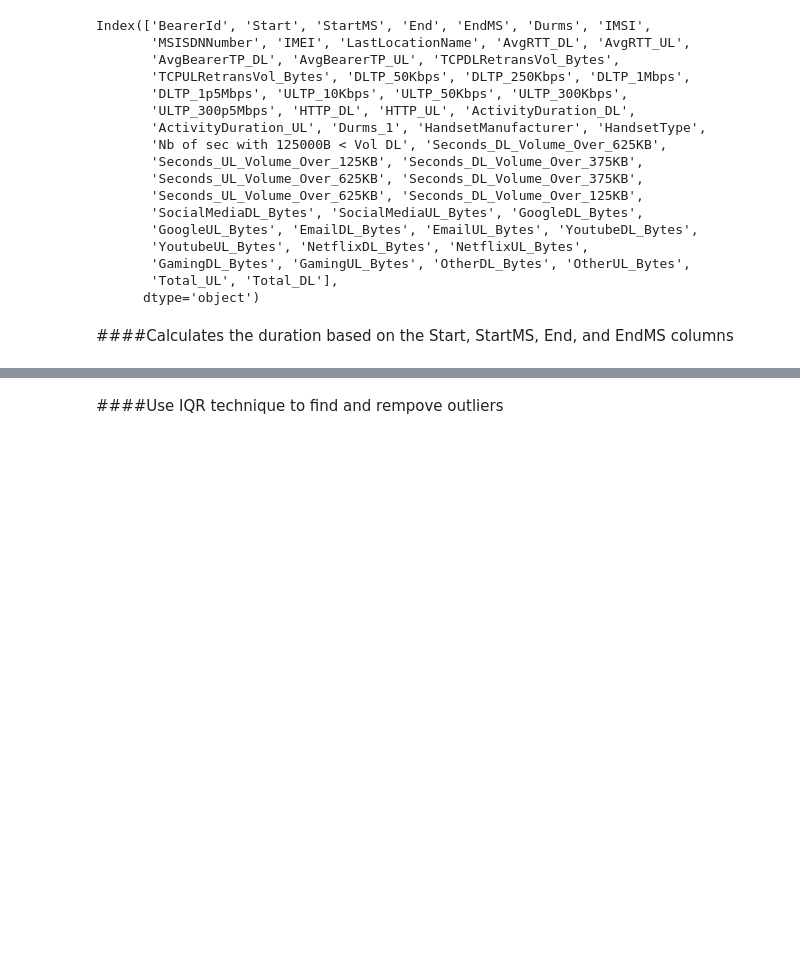
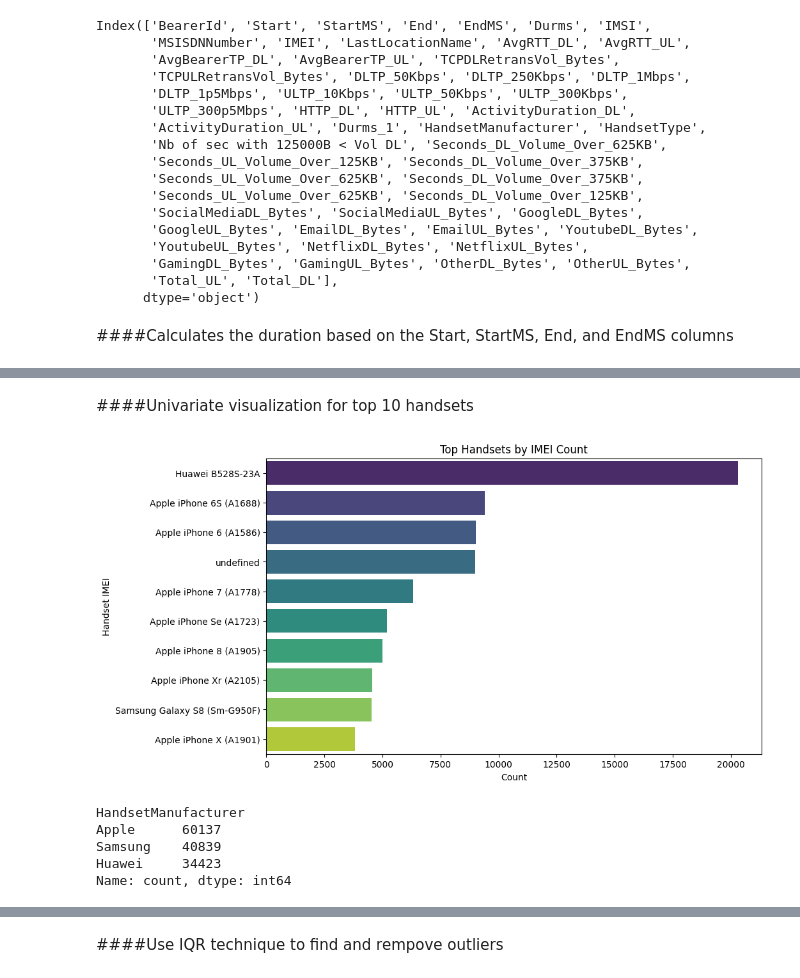
Before and after one commit to santoshdhalwalkar/Telecommunication, a Jupyter notebook: Telecommunication.ipynb, the cells around one changed output, grey strips where cells are left out. Drawn from its saved outputs; the diff is of its cells as text; code cells hidden in the pictures; blank space fills up the shorter version.

```diff
--- a/Telecommunication.ipynb
+++ b/Telecommunication.ipynb
@@ -429,0 +404,10 @@ df[['Start', 'StartMS', 'End', 'EndMS', 'Calculated_Duration_Seconds']].head()
+# %%
+def get_top_handsets(data, top_n=10):
+    return data['HandsetType'].value_counts().head(top_n)
+
+def get_top_manufacturers(data, top_n=3):
+    return data['HandsetManufacturer'].value_counts().head(top_n)
+
+ # Example usage:
+top_handsets = get_top_handsets(df)
+top_manufacturers = get_top_manufacturers(df)
@@ -429,0 +449,19 @@ df[['Start', 'StartMS', 'End', 'EndMS', 'Calculated_Duration_Seconds']].head()
+# %% [markdown]
+####Univariate visualization for top 10 handsets
+# %%
+plt.figure(figsize=(10, 6))
+sns.barplot(x=top_handsets.values, y=top_handsets.index, palette="viridis")
+plt.title("Top Handsets by IMEI Count")
+plt.xlabel("Count")
+plt.ylabel("Handset IMEI")
+plt.show()
+# %% [output]
+[figure, added]
+# %%
+print(top_manufacturers)
+# %% [output]
+HandsetManufacturer
+Apple      60137
+Samsung    40839
+Huawei     34423
+Name: count, dtype: int64
```
Also changed, not shown: parts of 65 cells of this notebook.
